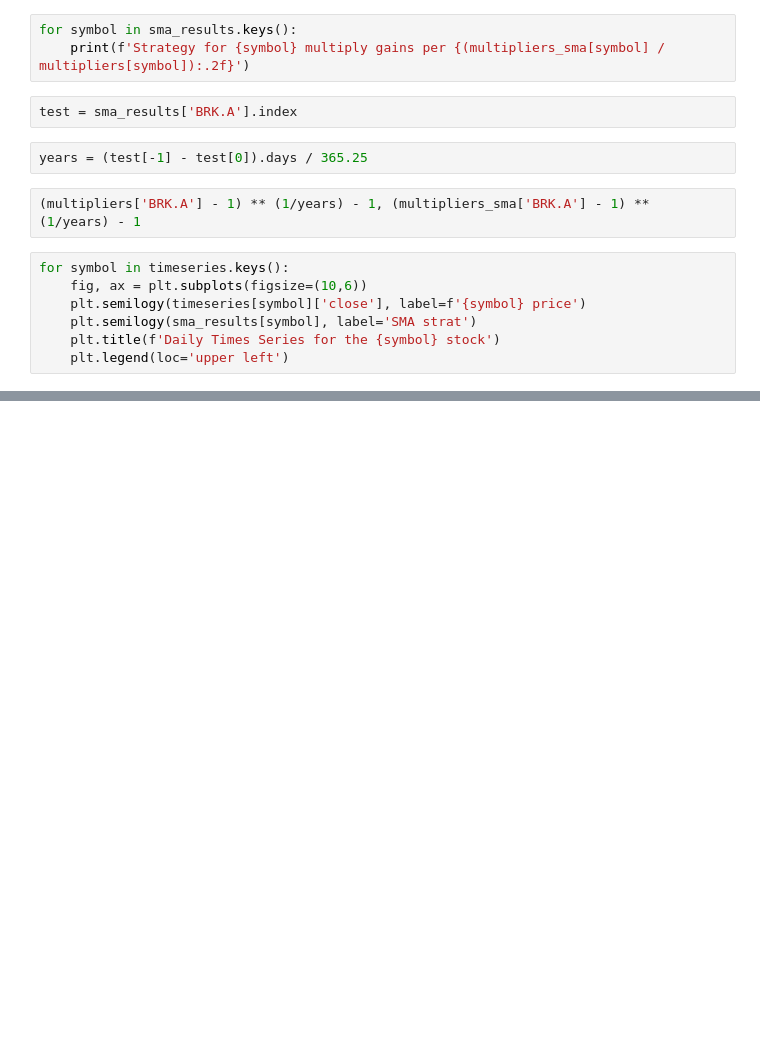
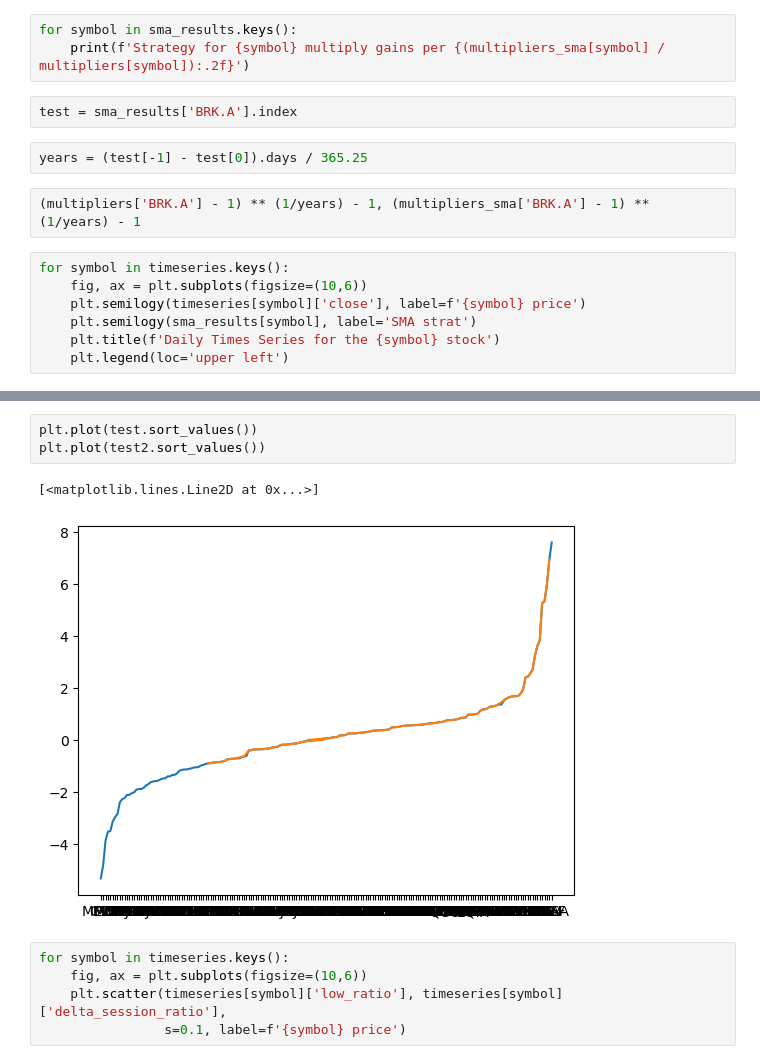
Before and after one commit to MartinPoveda/stocks_analysis, a Jupyter notebook: notebooks/first_test.ipynb, the cells around one changed output, grey strips where cells are left out. Drawn from its saved outputs; the diff is of its cells as text; blank space fills up the shorter version.

```diff
--- a/notebooks/first_test.ipynb
+++ b/notebooks/first_test.ipynb
@@ -84,0 +165,11 @@ for symbol in timeseries.keys():
+# %%
+plt.plot(test.sort_values())
+plt.plot(test2.sort_values())
+# %% [output]
+[<matplotlib.lines.Line2D at 0x...>]
+[figure, added]
+# %%
+for symbol in timeseries.keys():
+    fig, ax = plt.subplots(figsize=(10,6))
+    plt.scatter(timeseries[symbol]['low_ratio'], timeseries[symbol]['delta_session_ratio'],
+                s=0.1, label=f'{symbol} price')
```
Also changed, not shown: parts of 19 cells of this notebook, 1 other file.
